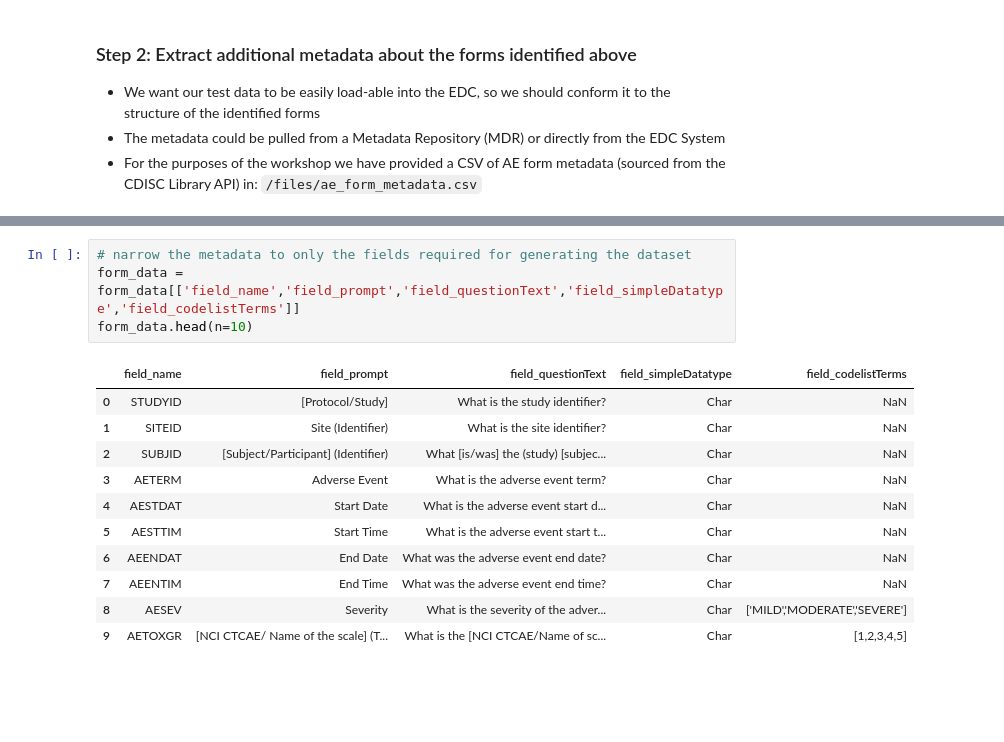
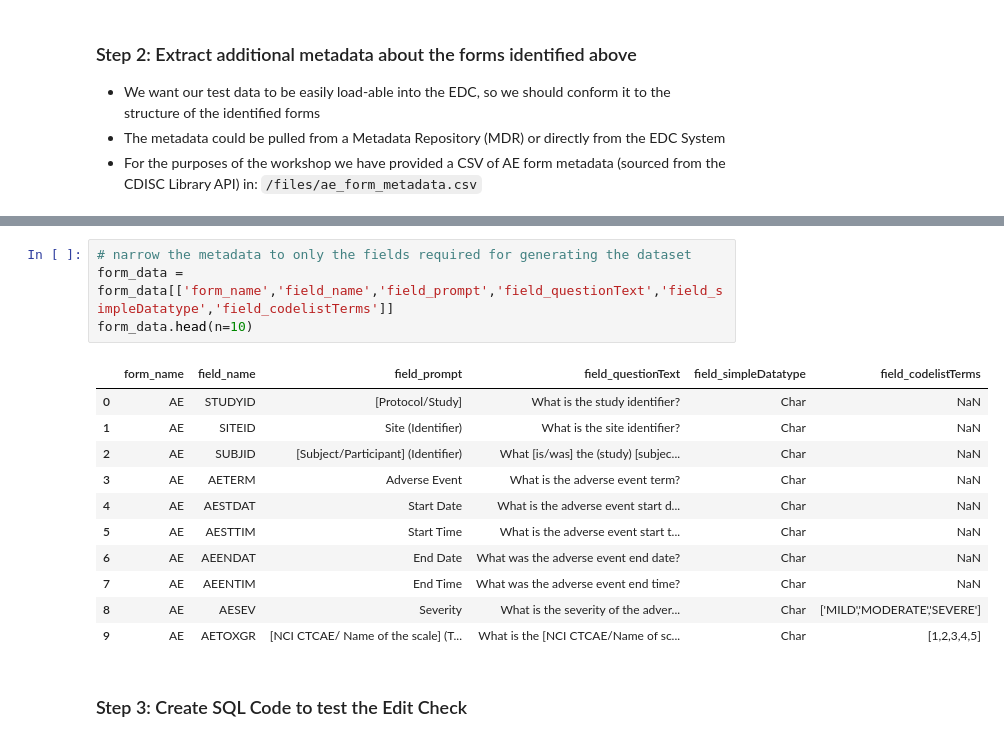
Before and after one commit to conrad-kurowski/scdm_workshop_2024, a Jupyter notebook: edit_check_activity.ipynb, the cells around one changed output, grey strips where cells are left out. Saved outputs shown, nothing was run; the diff lists cells and outputs as text; blank space fills up the shorter version.

Commit message:
Updates to edit check activity notebook.

```diff
--- a/edit_check_activity.ipynb
+++ b/edit_check_activity.ipynb
@@ -227,17 +227,19 @@ form_data.head()
 | 4 | AE | The start date of the adverse eve... | NaN | Adverse Event Start Date | This does not map directly to an ... | AESTDAT | ... |
 # %%
 # narrow the metadata to only the fields required for generating the dataset
-form_data = form_data[['field_name','field_prompt','field_questionText','field_simpleDatatype','field_codelistTerms']]
+form_data = form_data[['form_name','field_name','field_prompt','field_questionText','field_simpleDatatype','field_codelistTerms']]
 form_data.head(n=10)
 # %% [output]
-|  | field_name | field_prompt | field_questionText | field_simpleDatatype | field_codelistTerms |
-| 0 | STUDYID | [Protocol/Study] | What is the study identifier? | Char | NaN |
-| 1 | SITEID | Site (Identifier) | What is the site identifier? | Char | NaN |
-| 2 | SUBJID | [Subject/Participant] (Identifier) | What [is/was] the (study) [subjec... | Char | NaN |
-| 3 | AETERM | Adverse Event | What is the adverse event term? | Char | NaN |
-| 4 | AESTDAT | Start Date | What is the adverse event start d... | Char | NaN |
-| 5 | AESTTIM | Start Time | What is the adverse event start t... | Char | NaN |
-| 6 | AEENDAT | End Date | What was the adverse event end date? | Char | NaN |
-| 7 | AEENTIM | End Time | What was the adverse event end time? | Char | NaN |
-| 8 | AESEV | Severity | What is the severity of the adver... | Char | ['MILD','MODERATE','SEVERE'] |
-| 9 | AETOXGR | [NCI CTCAE/ Name of the scale] (T... | What is the [NCI CTCAE/Name of sc... | Char | [1,2,3,4,5] |
+|  | form_name | field_name | field_prompt | field_questionText | field_simpleDatatype | field_codelistTerms |
+| 0 | AE | STUDYID | [Protocol/Study] | What is the study identifier? | Char | NaN |
+| 1 | AE | SITEID | Site (Identifier) | What is the site identifier? | Char | NaN |
+| 2 | AE | SUBJID | [Subject/Participant] (Identifier) | What [is/was] the (study) [subjec... | Char | NaN |
+| 3 | AE | AETERM | Adverse Event | What is the adverse event term? | Char | NaN |
+| 4 | AE | AESTDAT | Start Date | What is the adverse event start d... | Char | NaN |
+| 5 | AE | AESTTIM | Start Time | What is the adverse event start t... | Char | NaN |
+| 6 | AE | AEENDAT | End Date | What was the adverse event end date? | Char | NaN |
+| 7 | AE | AEENTIM | End Time | What was the adverse event end time? | Char | NaN |
+| 8 | AE | AESEV | Severity | What is the severity of the adver... | Char | ['MILD','MODERATE','SEVERE'] |
+| 9 | AE | AETOXGR | [NCI CTCAE/ Name of the scale] (T... | What is the [NCI CTCAE/Name of sc... | Char | [1,2,3,4,5] |
+# %% [markdown]
+### Step 3: Create SQL Code to test the Edit Check
```
Also changed, not shown: parts of 8 cells of this notebook.
